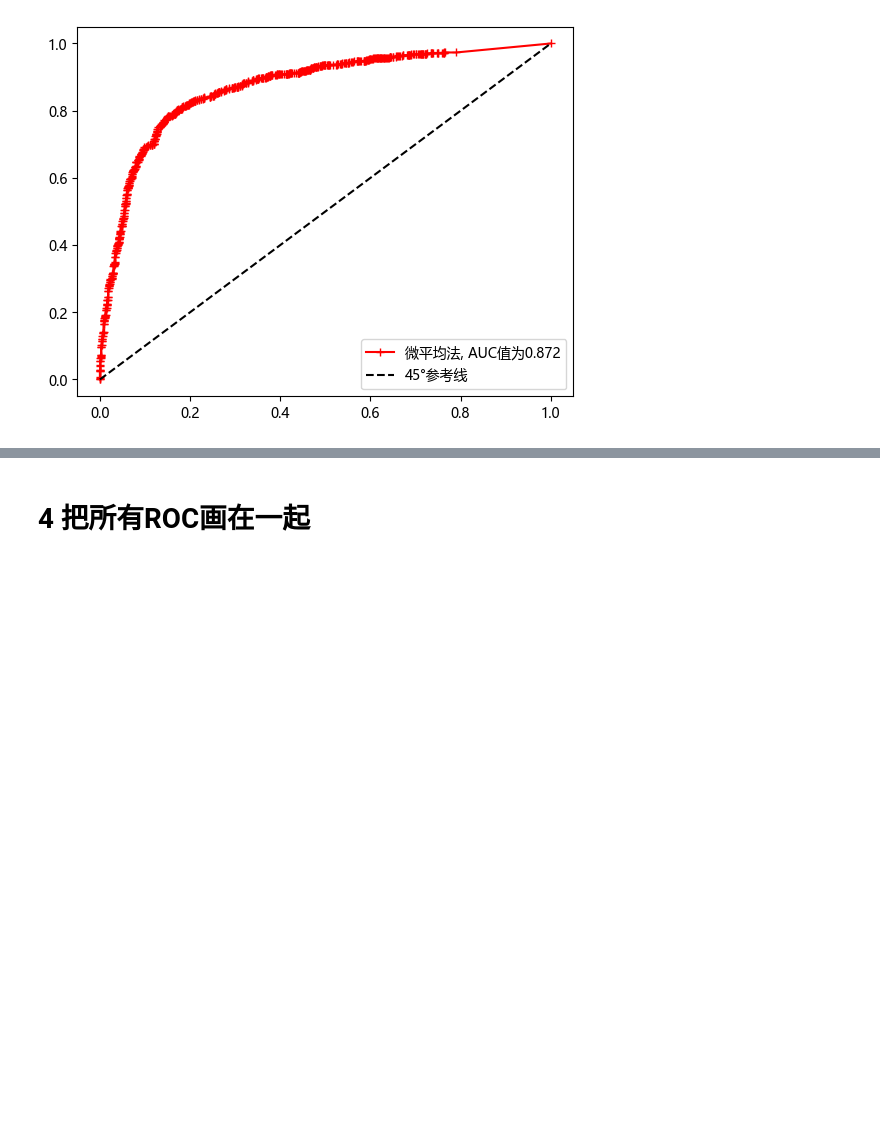
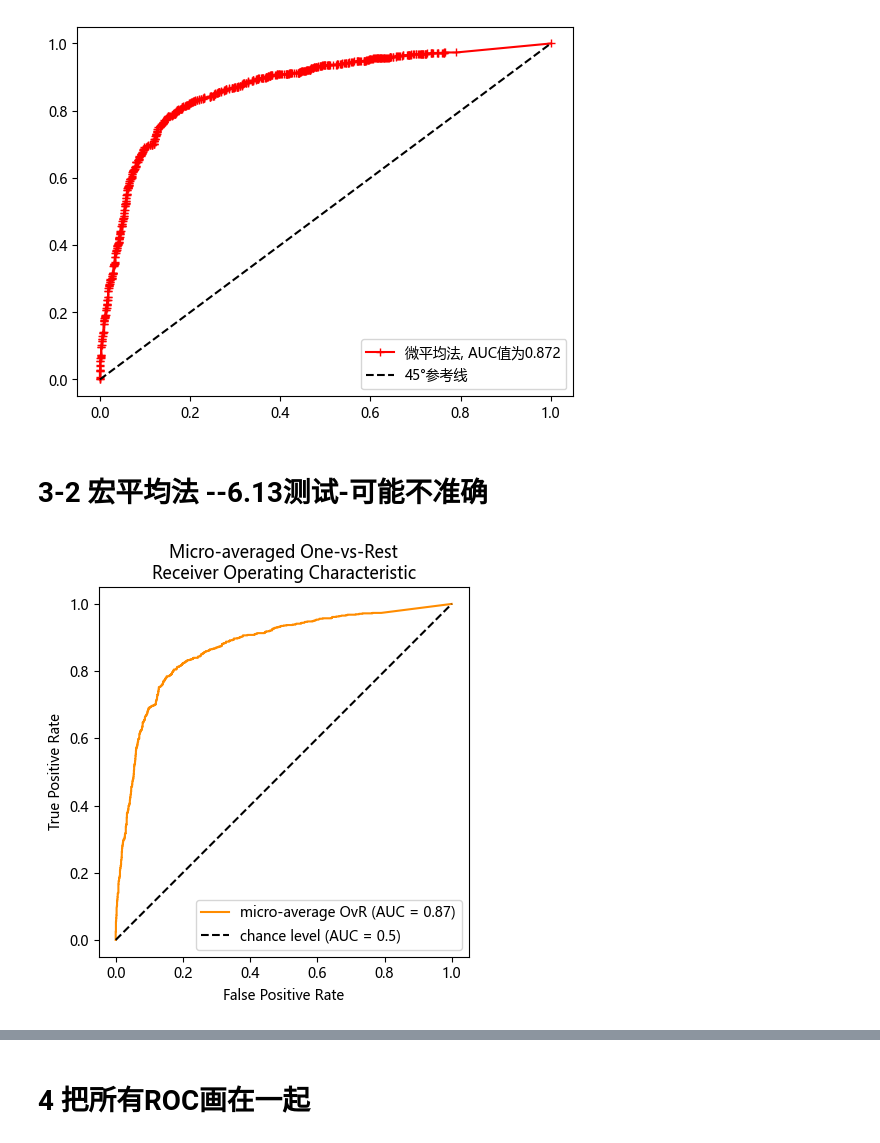
Before and after one commit to yaofanghao/DeepLearningForImage, a Jupyter notebook: 医院项目/5-综合评估模型/4-OLGIM评分的ROC曲线绘制/roc.ipynb, the cells around one changed output, grey strips where cells are left out. Drawn from its saved outputs; the diff is of its cells as text; code cells hidden in the pictures; blank space fills up the shorter version.

```diff
--- a/医院项目/5-综合评估模型/4-OLGIM评分的ROC曲线绘制/roc.ipynb
+++ b/医院项目/5-综合评估模型/4-OLGIM评分的ROC曲线绘制/roc.ipynb
@@ -17,8 +17,8 @@
 import numpy as np
 import pandas as pd
 
-# 5.17模型-5.5内部测试集-新计算方法结果-内部测试集.xlsx
-excel_file = 'test.xlsx'
+# test-内部.txt 对应 5.17模型-5.5内部测试集-新计算方法结果-内部测试集.xlsx
+excel_file = 'test-内部.xlsx'
 df = pd.read_excel(excel_file)
 # %% [markdown]
 * P概率值矩阵 m行3列 来源于原始分数三列
@@ -169,3 +169,23 @@ plt.plot([0,1],[0,1],'--', color='black', label='45°参考线')
 plt.legend();plt.show()
 # %% [output]
 [figure]
+# %% [markdown]
+# 3-2 宏平均法 --6.13测试-可能不准确
+# %%
+from sklearn.metrics import RocCurveDisplay
+
+RocCurveDisplay.from_predictions(
+    L.ravel(),
+    P.ravel(),
+    name="micro-average OvR",
+    color="darkorange",
+)
+plt.plot([0, 1], [0, 1], "k--", label="chance level (AUC = 0.5)")
+plt.axis("square")
+plt.xlabel("False Positive Rate")
+plt.ylabel("True Positive Rate")
+plt.title("Micro-averaged One-vs-Rest\nReceiver Operating Characteristic")
+plt.legend()
+plt.show()
+# %% [output]
+[figure, added]
```
Also changed, not shown: parts of 3 cells of this notebook, 14 other files.
